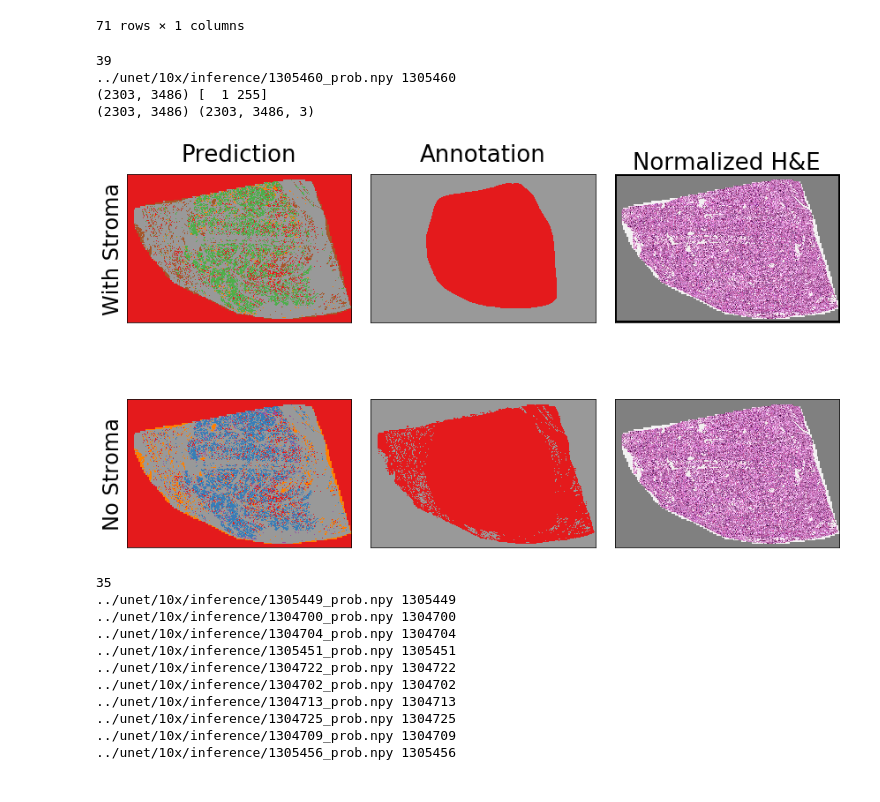
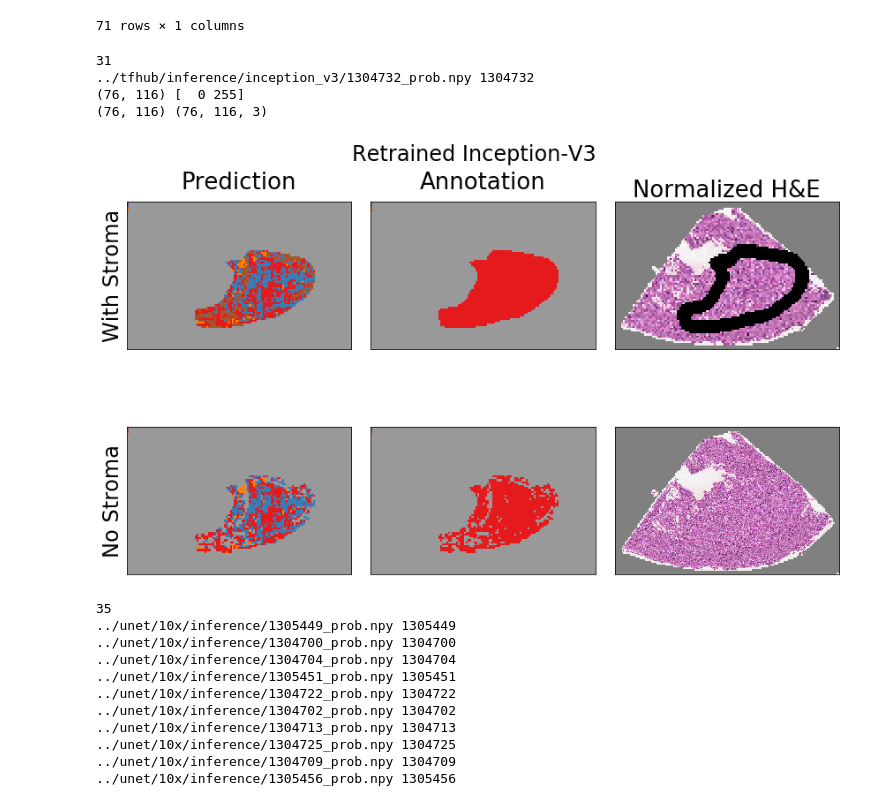
Before and after one commit to BioImageInformatics/gleason_grade, a Jupyter notebook: notebooks/view_tiled_classification.ipynb, the cells around one changed output. Drawn from its saved outputs; the diff is of its cells as text; code cells hidden in the pictures.

```diff
--- a/notebooks/view_tiled_classification.ipynb
+++ b/notebooks/view_tiled_classification.ipynb
@@ -16,12 +16,15 @@ import glob
 inception_v3  mobilenet_v1_025_128  mobilenet_v2_100_128  nasnet_mobile
 # %%
 def draw_contour(mask, rgb):
+    if rgb.shape[0] != mask.shape[0]:
+        x_, y_ = mask.shape[:2]
+        rgb = cv2.resize(rgb, dsize=(y_, x_))
     mask = (mask != 6).astype(np.uint8)
     print(mask.shape, rgb.shape)
     im2, contours, hierarchy = cv2.findContours(mask,cv2.RETR_TREE,cv2.CHAIN_APPROX_SIMPLE)
 #     print(contours)
     rgb2 = np.copy(rgb)
-    cv2.drawContours(rgb2, contours, 0, (0,0,0), 50)
+    cv2.drawContours(rgb2, contours, 0, (0,0,0), 5)
     return rgb2
 
 def draw_contour_all(mask, rgb):
@@ -56,12 +59,16 @@ mask_paths
 | 1304705 | ../data/wsi_annotation/1304705.png |
 71 rows × 1 columns
 # %%
-inf_list = glob.glob('../unet/10x/inference/*npy')
+inf_list = glob.glob('../tfhub/inference/inception_v3/*npy')
+
+# inf_list = glob.glob('../unet/10x/inference/*npy')
+
 rgb_list = glob.glob('../unet/10x/inference/*rgb.jpg')
 rgb_paths = pd.DataFrame(rgb_list, index=[os.path.basename(x).replace('_rgb.jpg', '') for x in rgb_list])
 print(len(inf_list))
 
-inf_path = np.random.choice(inf_list,1)[0]
+# inf_path = np.random.choice(inf_list,1)[0]
+inf_path = '../tfhub/inference/inception_v3/1304732_prob.npy'
 inf_base = os.path.basename(inf_path).replace('_prob.npy', '')
 print(inf_path, inf_base)
 
@@ -76,8 +83,8 @@ fig, axs = plt.subplots(2,3,figsize=(12, 8))
 
 amax = np.argmax(x, axis=-1)
 ## Take away unannotated area
-# amax[mask==255] = 6
-# mask[mask==255] = 6
+amax[mask==255] = 6
+mask[mask==255] = 6
 
 mask[0:5, 0] = np.arange(5)
 amax[0:5, 0] = np.arange(5)
@@ -91,40 +98,40 @@ axs[0][0].set_ylabel('With Stroma', fontsize=24)
 axs[0][1].matshow(mask, cmap='Set1')
 axs[0][1].set_yticks([])
 axs[0][1].set_xticks([])
 axs[0][1].set_title('Annotation', fontsize=26)
 
 rgb_marked = draw_contour(mask, rgb)
 axs[0][2].imshow(rgb_marked)
 axs[0][2].set_yticks([])
 axs[0][2].set_xticks([])
 axs[0][2].set_title('Normalized H&E', fontsize=26)
 
 ## Take away stroma
 mask[amax==4] = 6
 amax[amax==4] = 6
 
 # rgb_marked = draw_contour_all(mask, rgb)
 axs[1][2].imshow(rgb)
 axs[1][2].set_yticks([])
 axs[1][2].set_xticks([])
 
 axs[1][0].matshow(amax, cmap='Set1')
 axs[1][0].set_yticks([])
 axs[1][0].set_xticks([])
 axs[1][0].set_ylabel('No Stroma', fontsize=24)
 
 axs[1][1].matshow(mask, cmap='Set1')
 axs[1][1].set_yticks([])
 axs[1][1].set_xticks([])
 plt.tight_layout()
-
-# plt.savefig('/home/nathan/Dropbox/_papers/gleason_grade/wsi_pred_label.pdf', bbox_inches='tight')
+plt.suptitle('Retrained Inception-V3', fontsize=24)
+plt.savefig('/home/nathan/Dropbox/_papers/gleason_grade/wsi_pred_label_inception_v3.pdf', bbox_inches='tight')
 # %% [output]
-39
-../unet/10x/inference/1305460_prob.npy 1305460
-(2303, 3486) [  1 255]
-(2303, 3486) (2303, 3486, 3)
+31
+../tfhub/inference/inception_v3/1304732_prob.npy 1304732
+(76, 116) [  0 255]
+(76, 116) (76, 116, 3)
-[figure, old version]
+[figure, new version]
 # %%
 inf_list = glob.glob('../unet/10x/inference/*npy')
 print(len(inf_list))
```
Also changed, not shown: 2 other files.
